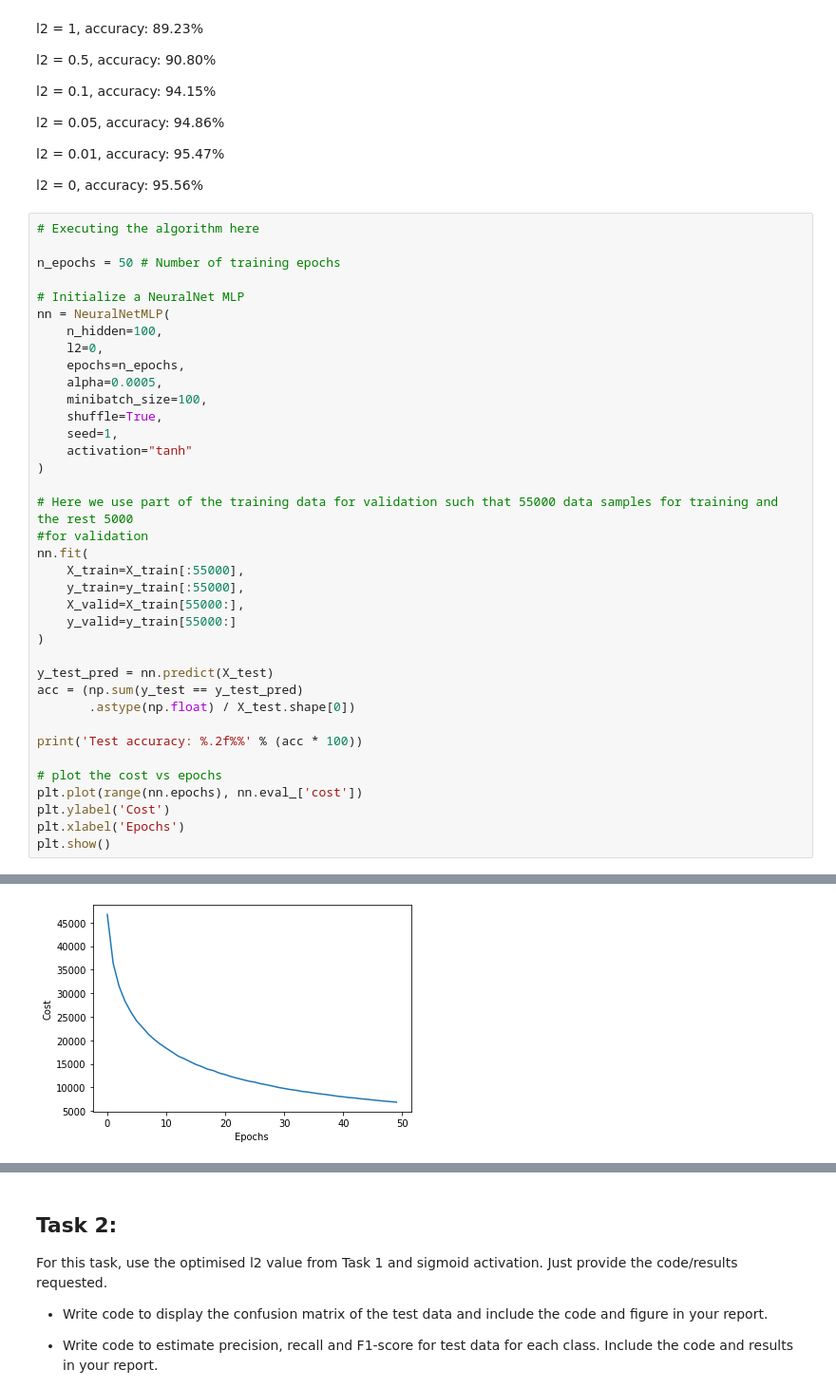
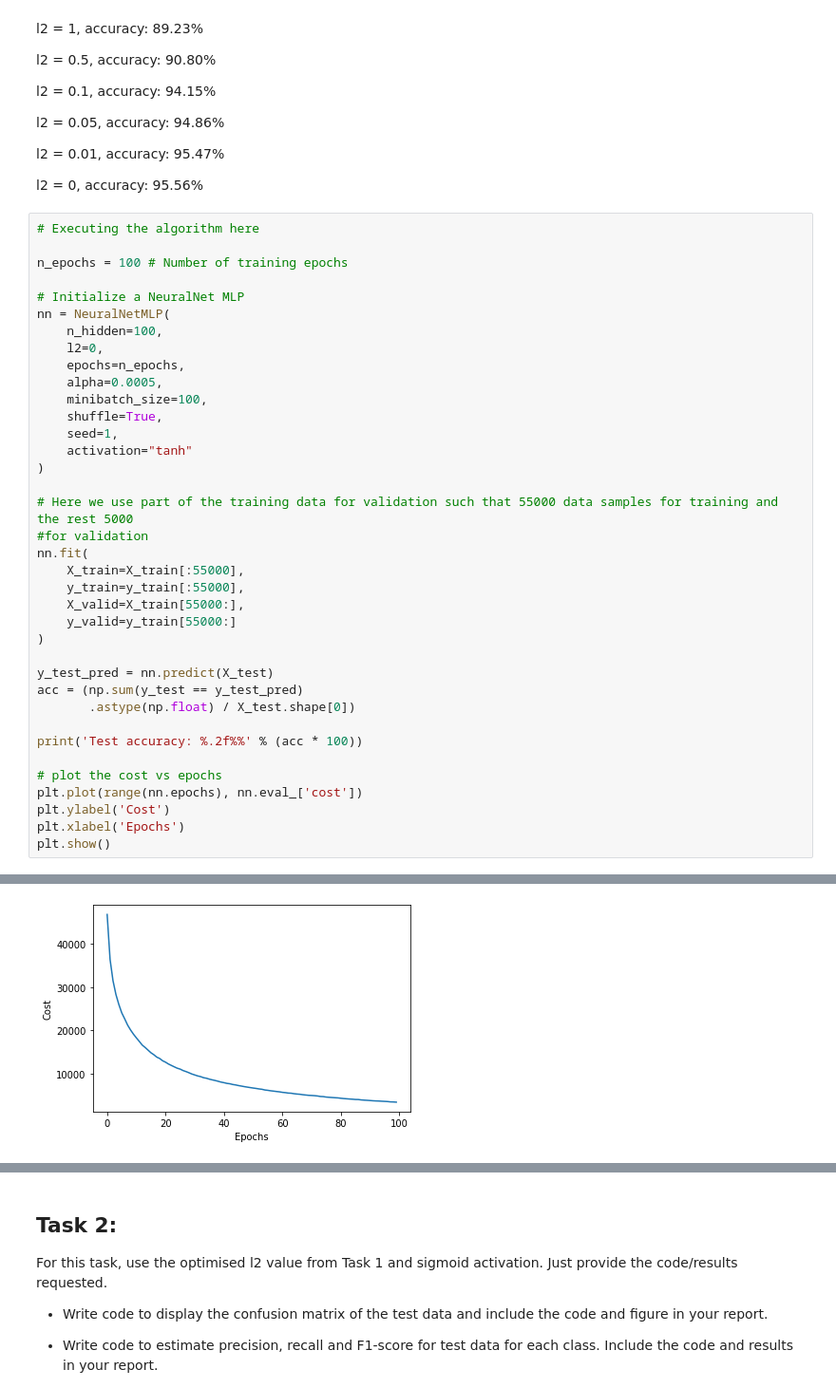
Before and after one commit to limited-fion/ee3-ml, a Jupyter notebook: Fion_ML_MLP.ipynb, the cells around one changed output, grey strips where cells are left out. Shown at 95% size. Cells and saved outputs as stored; diff of their text form.

```diff
--- a/Fion_ML_MLP.ipynb
+++ b/Fion_ML_MLP.ipynb
@@ -598,7 +598,7 @@ l2 = 0, accuracy: 95.56%
 # %%
 # Executing the algorithm here
 
-n_epochs = 50 # Number of training epochs
+n_epochs = 100 # Number of training epochs
 
 # Initialize a NeuralNet MLP
 nn = NeuralNetMLP(
@@ -653,4 +653,4 @@ Test accuracy: 97.41%
-[figure, old version]
+[figure, new version]
 # %%
 # Executing the algorithm here
 
```
Also changed, not shown: parts of 3 cells of this notebook.
